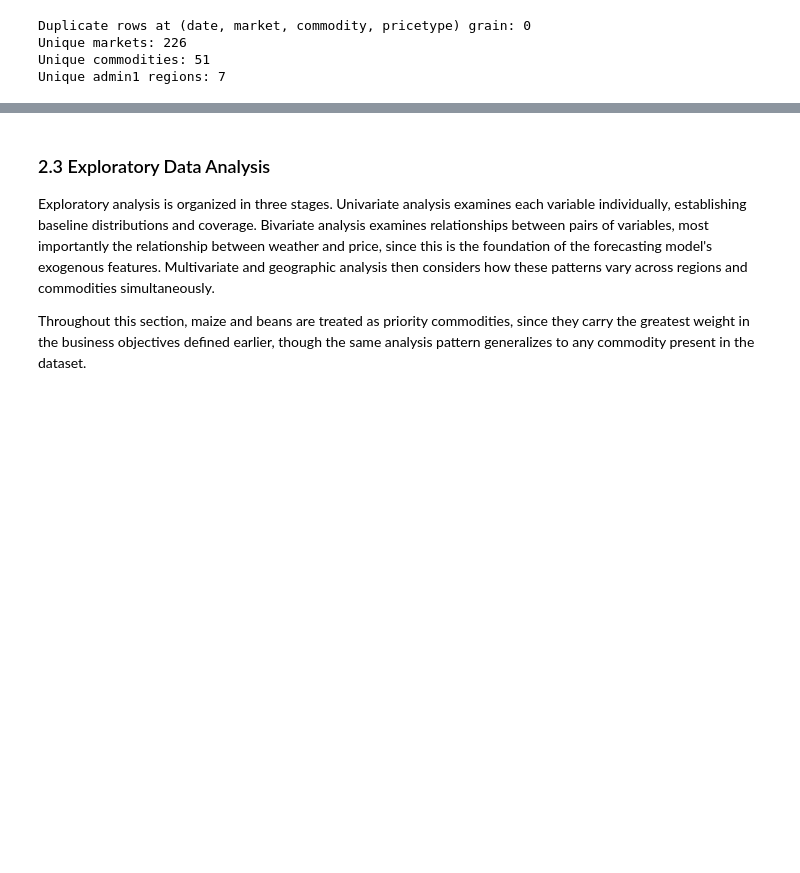
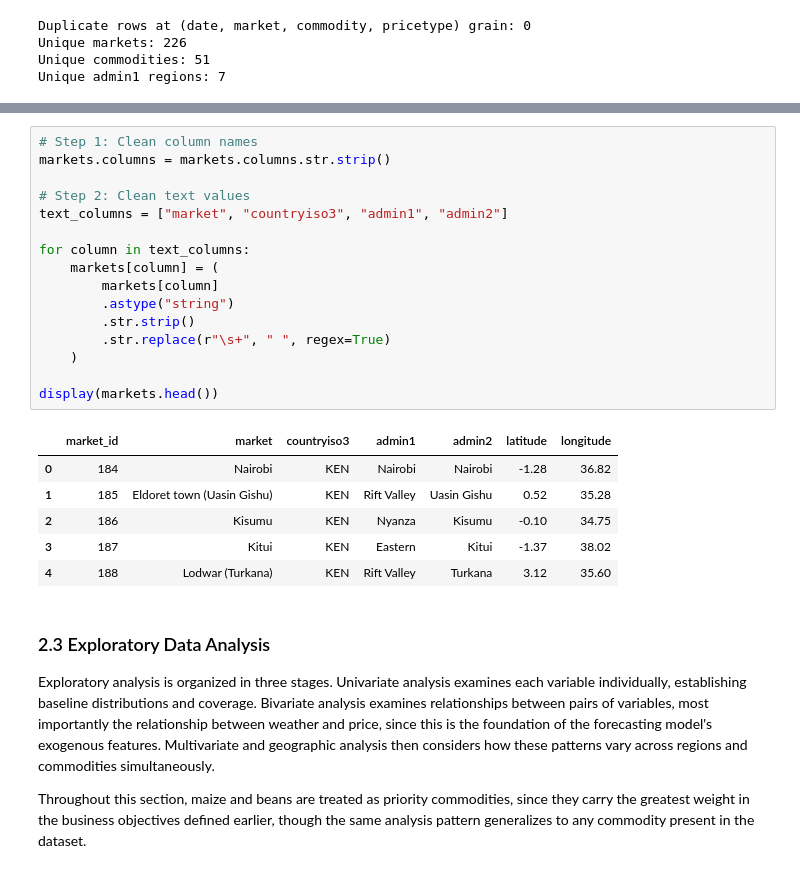
Before and after one commit to kevinkiplangat432/Predictive-Time-Series-Pipeline-using-a-Dual-Input-LSTM-and-Geospatial-Mapping, a Jupyter notebook: kenyan_prices_food.ipynb, the cells around one changed output, grey strips where cells are left out. Saved outputs shown, nothing was run; the diff lists cells and outputs as text; blank space fills up the shorter version.

```diff
--- a/kenyan_prices_food.ipynb
+++ b/kenyan_prices_food.ipynb
@@ -337,3 +415,26 @@ Cleaned dataset shape: (27384, 16)
+# %%
+# Step 1: Clean column names
+markets.columns = markets.columns.str.strip()
+
+# Step 2: Clean text values
+text_columns = ["market", "countryiso3", "admin1", "admin2"]
+
+for column in text_columns:
+    markets[column] = (
+        markets[column]
+        .astype("string")
+        .str.strip()
+        .str.replace(r"\s+", " ", regex=True)
+    )
+
+display(markets.head())
+# %% [output]
+|  | market_id | market | countryiso3 | admin1 | admin2 | latitude | longitude |
+| 0 | 184 | Nairobi | KEN | Nairobi | Nairobi | -1.28 | 36.82 |
+| 1 | 185 | Eldoret town (Uasin Gishu) | KEN | Rift Valley | Uasin Gishu | 0.52 | 35.28 |
+| 2 | 186 | Kisumu | KEN | Nyanza | Kisumu | -0.10 | 34.75 |
+| 3 | 187 | Kitui | KEN | Eastern | Kitui | -1.37 | 38.02 |
+| 4 | 188 | Lodwar (Turkana) | KEN | Rift Valley | Turkana | 3.12 | 35.60 |
 # %% [markdown]
 ### 2.3 Exploratory Data Analysis
 
```
Also changed, not shown: parts of 3 cells of this notebook.
